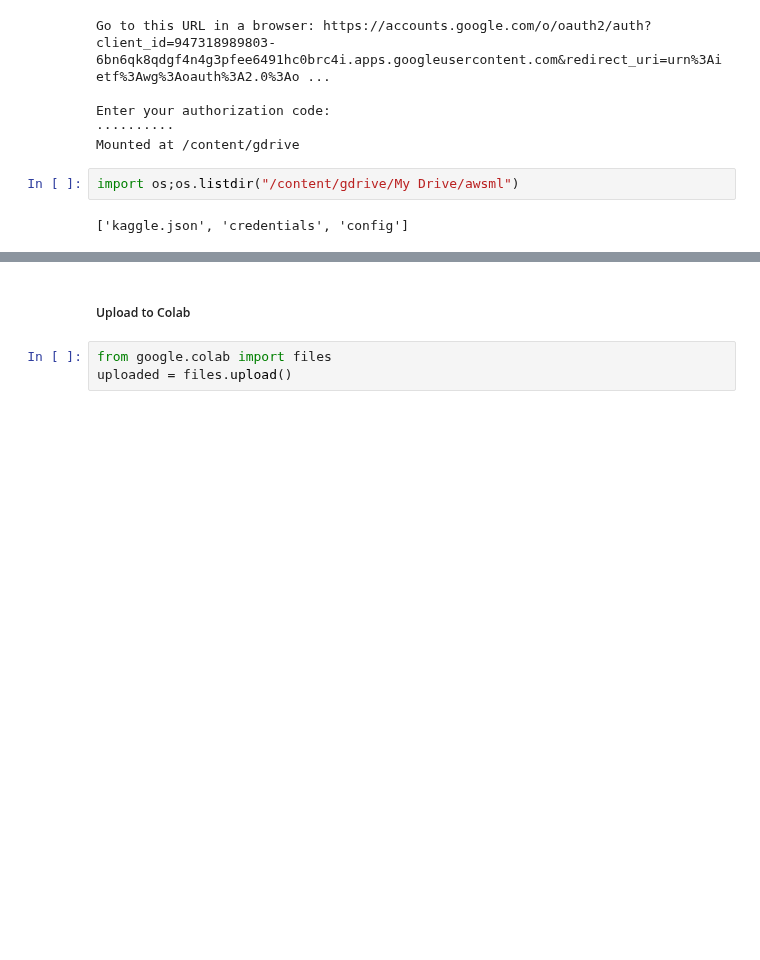
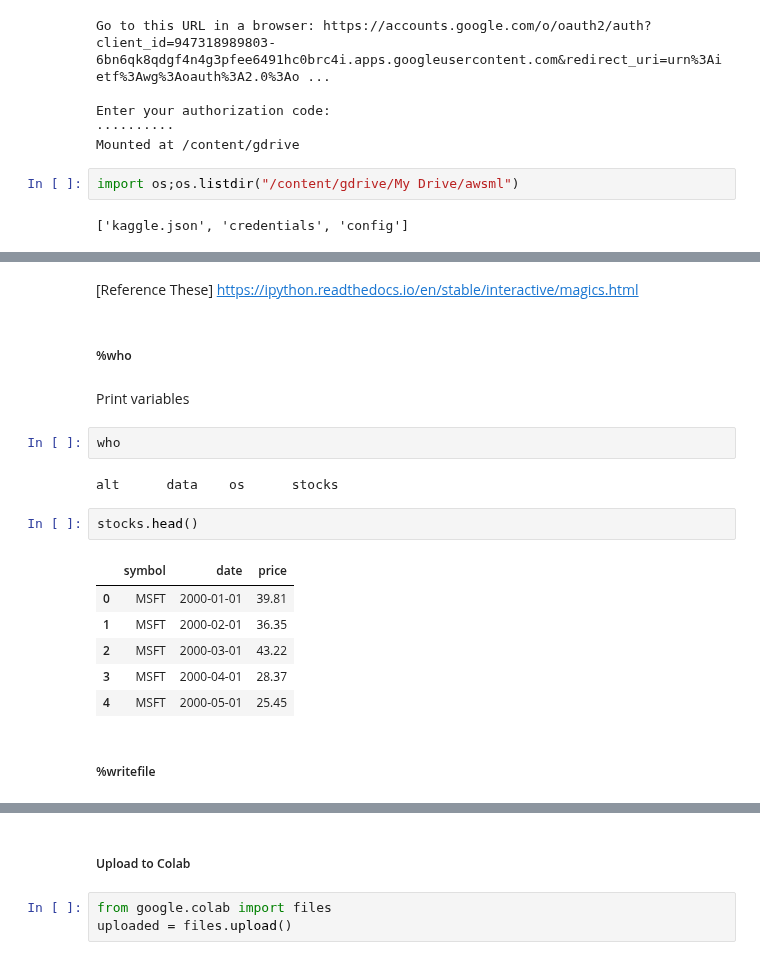
Before and after one commit to noahgift/functional_intro_to_python, a Jupyter notebook: Public_Master_SafariOnline_Day1_Part1.ipynb, the cells around one changed output, grey strips where cells are left out. Cells and saved outputs as stored; diff of their text form; blank space fills up the shorter version.

```diff
--- a/Public_Master_SafariOnline_Day1_Part1.ipynb
+++ b/Public_Master_SafariOnline_Day1_Part1.ipynb
@@ -90,0 +117,22 @@ import os;os.listdir("/content/gdrive/My Drive/awsml")
+# %% [markdown]
+[Reference These]
+https://ipython.readthedocs.io/en/stable/interactive/magics.html
+# %% [markdown]
+##### %who
+# %% [markdown]
+Print variables
+# %%
+who
+# %% [output]
+alt      data    os      stocks
+# %%
+stocks.head()
+# %% [output]
+|  | symbol | date | price |
+| 0 | MSFT | 2000-01-01 | 39.81 |
+| 1 | MSFT | 2000-02-01 | 36.35 |
+| 2 | MSFT | 2000-03-01 | 43.22 |
+| 3 | MSFT | 2000-04-01 | 28.37 |
+| 4 | MSFT | 2000-05-01 | 25.45 |
+# %% [markdown]
+##### %writefile
```
Also changed, not shown: parts of 14 cells of this notebook.
